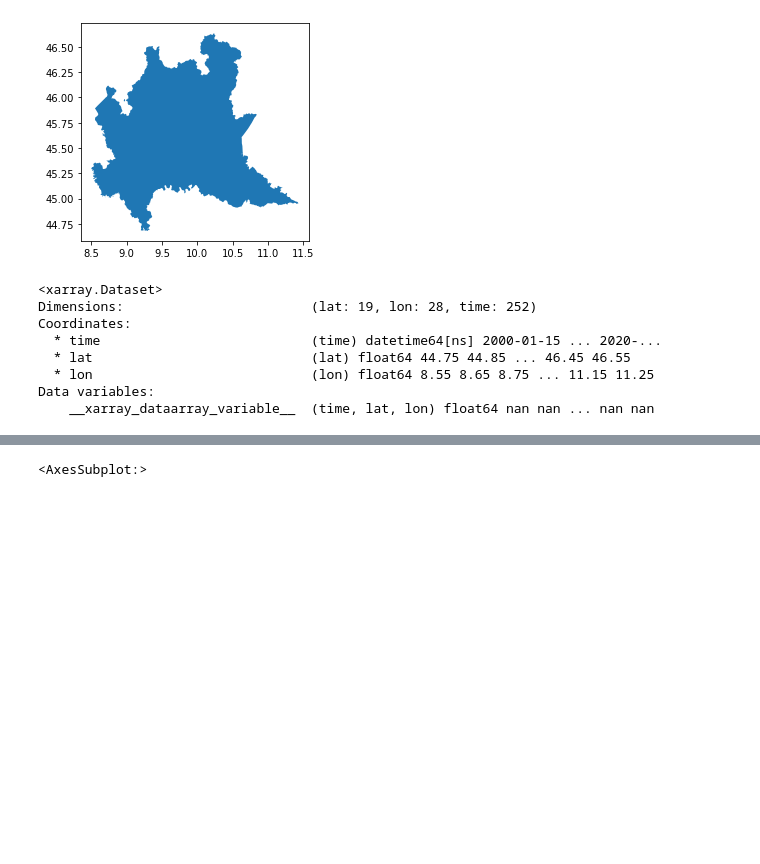
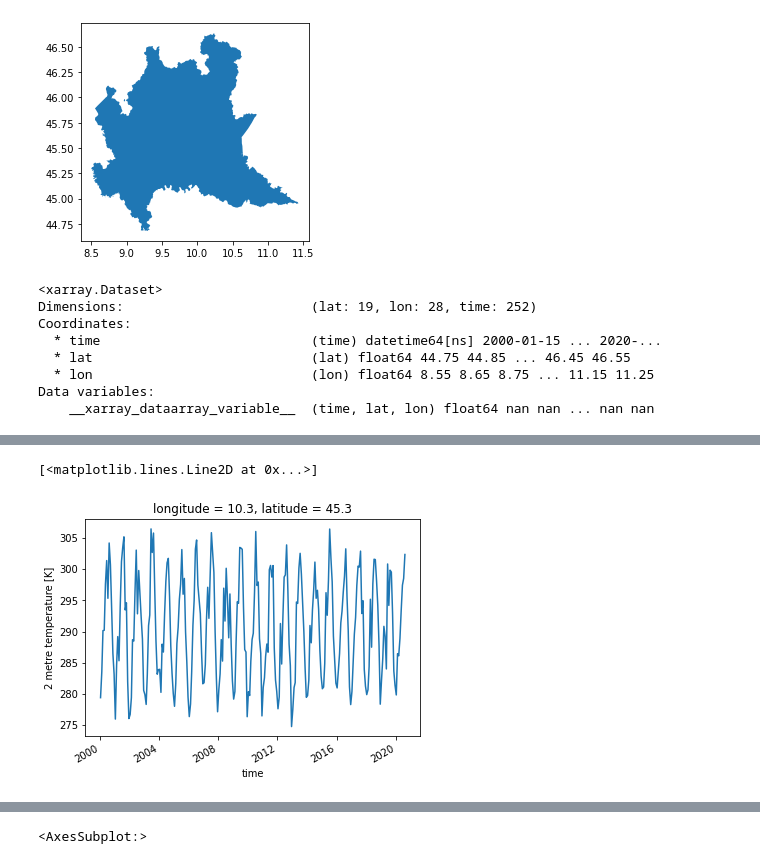
Before and after one commit to samuelexferri/unibg-statistic2, a Jupyter notebook: notebooks/data_3_preprocessing_regressors.ipynb, the cells around one changed output, grey strips where cells are left out. Drawn from its saved outputs; the diff is of its cells as text; code cells hidden in the pictures; blank space fills up the shorter version.

```diff
--- a/notebooks/data_3_preprocessing_regressors.ipynb
+++ b/notebooks/data_3_preprocessing_regressors.ipynb
@@ -40,0 +196,7 @@ Data variables:
+# %%
+t2m_ts = t2m[:,5,18]
+
+t2m_ts.plot()
+# %% [output]
+[<matplotlib.lines.Line2D at 0x...>]
+[figure, added]
```
Also changed, not shown: parts of 46 cells of this notebook, 1 other file.
